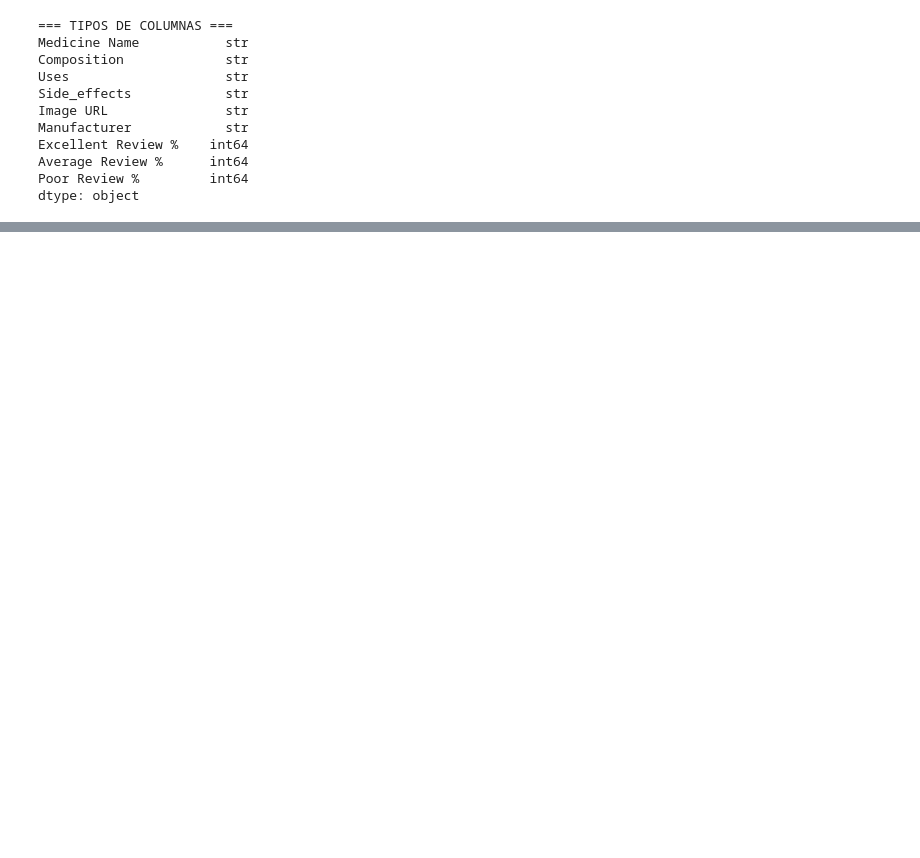
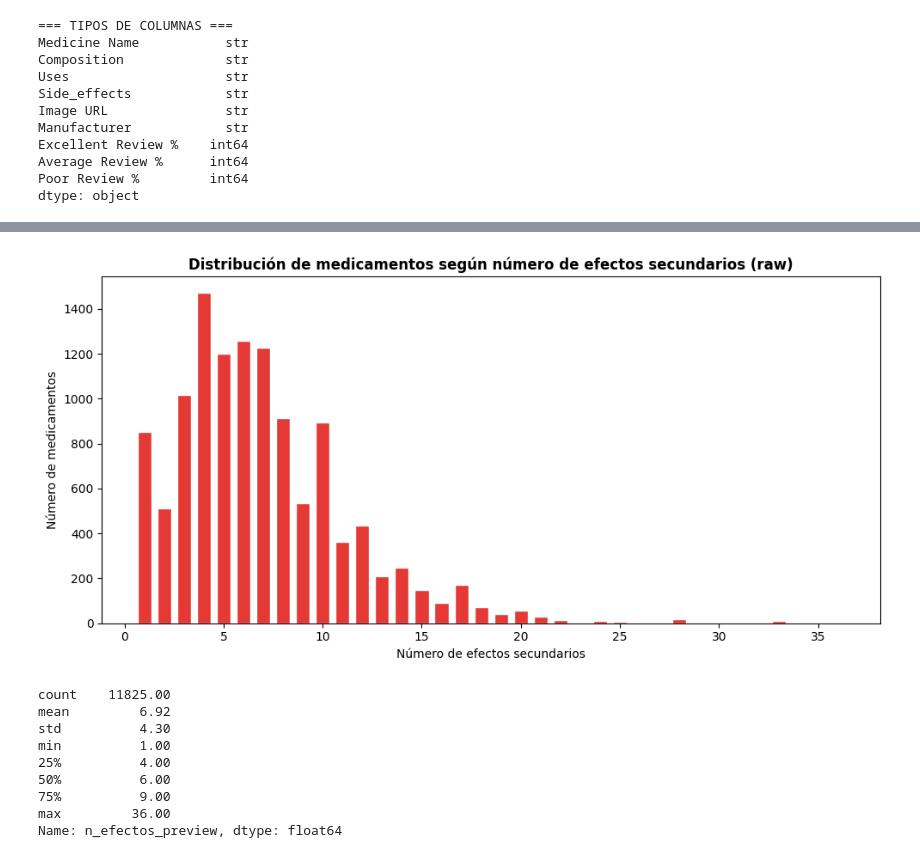
Before and after one commit to Cesitar16/SCY1101-Exp1-Drug-Data-Analysis, a Jupyter notebook: notebooks/enfoque_03_efectos_secundarios_componentes/01_eda_efectos_secundarios_componentes.ipynb, the cells around one changed output, grey strips where cells are left out. Cells and saved outputs as stored; diff of their text form; code cells hidden in the pictures; blank space fills up the shorter version.

```diff
--- a/notebooks/enfoque_03_efectos_secundarios_componentes/01_eda_efectos_secundarios_componentes.ipynb
+++ b/notebooks/enfoque_03_efectos_secundarios_componentes/01_eda_efectos_secundarios_componentes.ipynb
@@ -126,0 +63,15 @@ Este problema en los efectos secundarios es la **decisión técnica más importa
+# %%
+# Distribución de n_components en datos raw
+df["n_components_preview"] = df["Composition"].apply(
+    lambda x: len(extraer_componentes(x))
+)
+
+dist = df["n_components_preview"].value_counts().sort_index()
+dist_pct = (dist / len(df) * 100).round(2)
+
+resumen = pd.DataFrame({
+    "Medicamentos": dist,
+    "Porcentaje (%)": dist_pct
+})
+resumen.index.name = "n_componentes"
+resumen
@@ -126,0 +95,28 @@ Este problema en los efectos secundarios es la **decisión técnica más importa
+# %%
+# Distribución de n_efectos en datos raw
+df["n_efectos_preview"] = df["Side_effects"].apply(
+    lambda x: len(extraer_efectos_secundarios(x))
+)
+
+dist_ef = df["n_efectos_preview"].value_counts().sort_index()
+
+fig, ax = plt.subplots(figsize=(10, 5))
+ax.bar(dist_ef.index, dist_ef.values, color="#E53935", edgecolor="white", width=0.7)
+ax.set_xlabel("Número de efectos secundarios")
+ax.set_ylabel("Número de medicamentos")
+ax.set_title("Distribución de medicamentos según número de efectos secundarios (raw)", fontweight="bold")
+plt.tight_layout()
+plt.show()
+
+print(df["n_efectos_preview"].describe().round(2))
+# %% [output]
+[figure, added]
+count    11825.00
+mean         6.92
+std          4.30
+min          1.00
+25%          4.00
+50%          6.00
+75%          9.00
+max         36.00
+Name: n_efectos_preview, dtype: float64
```
Also changed, not shown: parts of 27 cells of this notebook, 15 other files.
